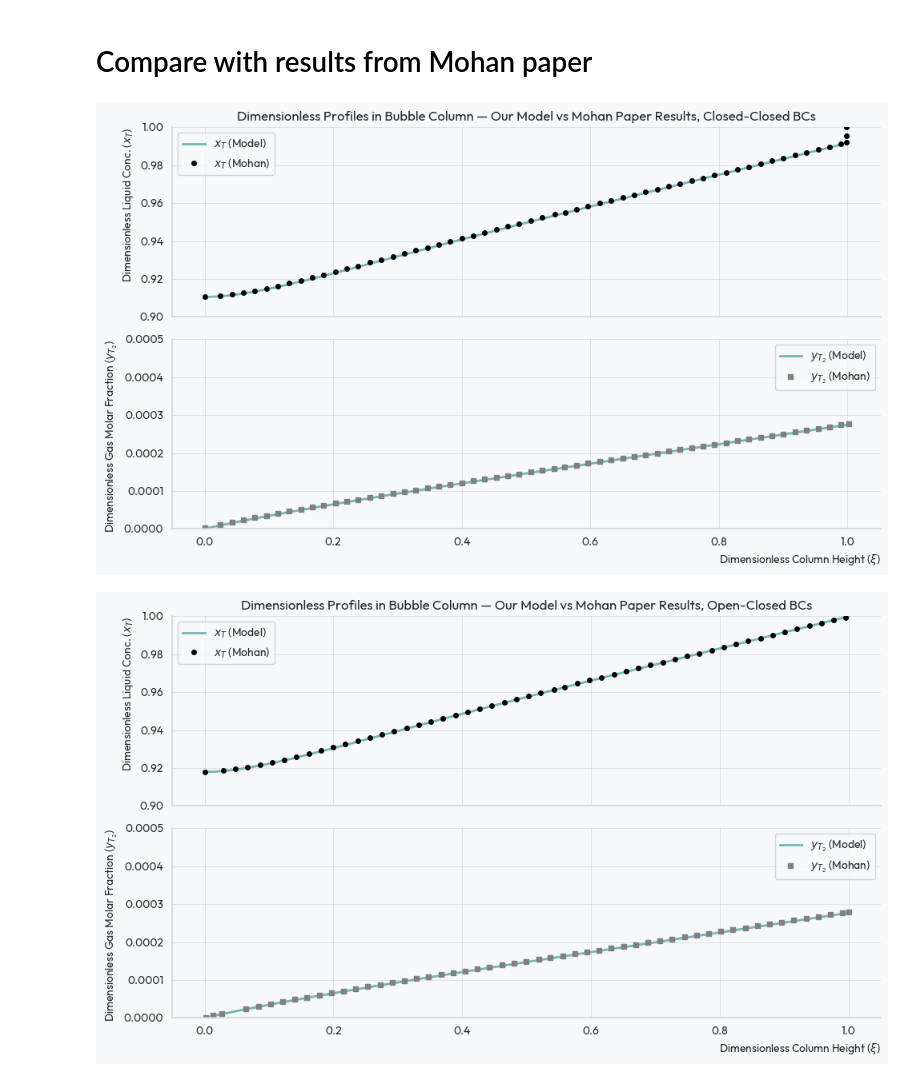
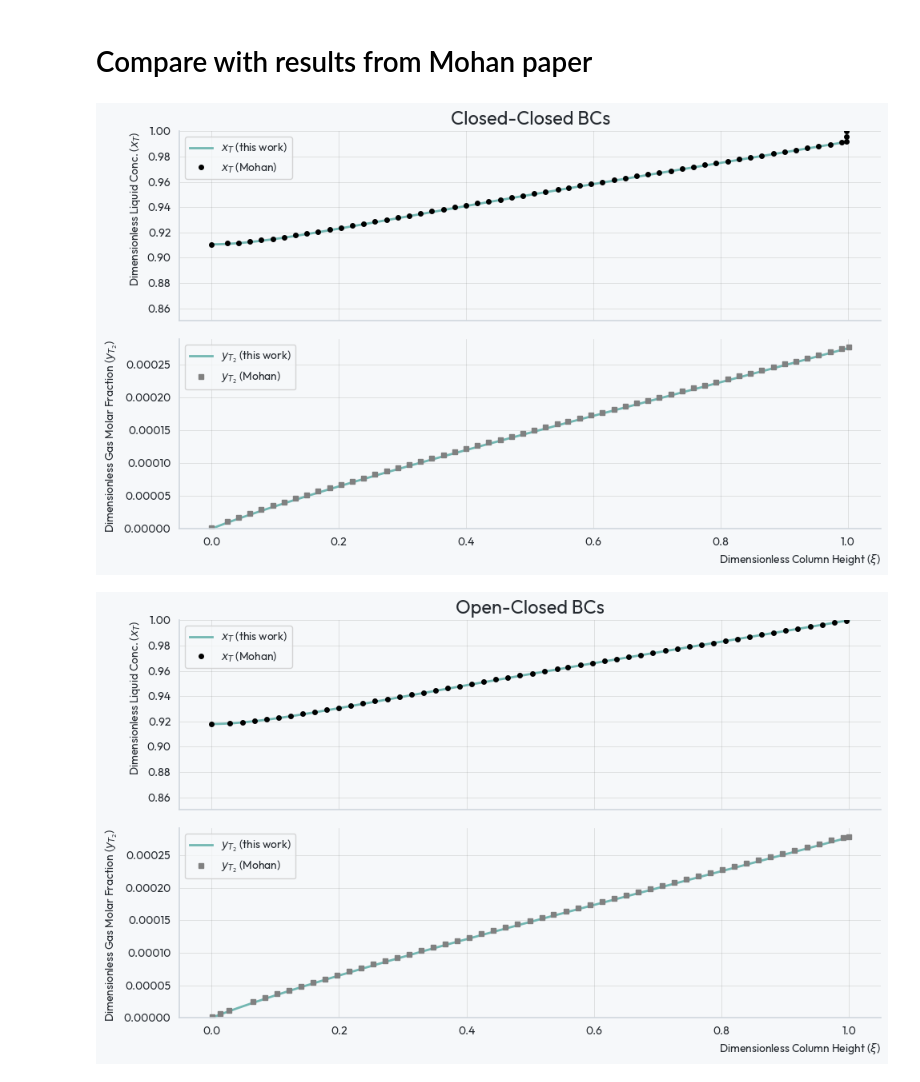
Before and after one commit to rossmacdonald98/BubbleColumnGLC, a Jupyter notebook: GLC/plots.ipynb, the cells around one changed output. Drawn from its saved outputs; the diff is of its cells as text; code cells hidden in the pictures.

```diff
--- a/GLC/plots.ipynb
+++ b/GLC/plots.ipynb
@@ -233,38 +233,39 @@ for BCs in ["C-C", "O-C"]:
         Mohan_yT2 = pd.read_csv('Mohan_results/Mohan_CC_yT2.csv')
     elif BCs == "O-C":
         Mohan_xT = pd.read_csv('Mohan_results/Mohan_OC_xT.csv')
         Mohan_yT2 = pd.read_csv('Mohan_results/Mohan_OC_yT2.csv')
     # --- Plot comparison of our model vs Mohan paper dimensionless results ---
 
     fig1, axs = plt.subplots(figsize=(10, 6), nrows=2, sharex=True)
 
     axs[0].set_ylabel('Dimensionless Liquid Conc. ($x_T$)')
-    axs[0].plot(solution.x, solution.y[0], label='$x_T$ (Model)', lw=2)
+    axs[0].plot(solution.x, solution.y[0], label='$x_T$ (this work)', lw=2)
     axs[0].tick_params(axis='y')
-    axs[0].set_ylim(bottom=0.9, top=1)
+    axs[0].set_ylim(bottom=0.85, top=1)
 
     axs[1].set_xlabel('Dimensionless Column Height ($\\xi$)')
     axs[1].set_ylabel('Dimensionless Gas Molar Fraction ($y_{T_2}$)')
-    axs[1].plot(solution.x, solution.y[2], label='$y_{T_2}$ (Model)', lw=2)
+    axs[1].plot(solution.x, solution.y[2], label='$y_{T_2}$ (this work)', lw=2)
     axs[1].tick_params(axis='y')
-    axs[1].set_ylim(bottom=0, top=5e-4)
+    axs[1].set_ylim(bottom=0)
     # plot Mohan xT on primary axis
     axs[0].plot(Mohan_xT.iloc[:,0], Mohan_xT.iloc[:,1], label='$x_T$ (Mohan)', color='black', marker='o', ls='None', ms=4)
     # plot Mohan yT2 on secondary axis
     axs[1].plot(Mohan_yT2.iloc[:,0], Mohan_yT2.iloc[:,1], label='$y_{T_2}$ (Mohan)', color='gray', marker='s', ls='None', ms=4)
     # --- Combined legend from both axes ---
     axs[0].legend()
     axs[1].legend()
     # h1, l1 = axs[0].get_legend_handles_labels()
     # h2, l2 = axs[1].get_legend_handles_labels()
     # axs[0].legend(h1 + h2, l1 + l2, loc='best', ncol=1, framealpha=0.9)
     if BCs == "C-C":
-        axs[0].set_title('Dimensionless Profiles in Bubble Column — Our Model vs Mohan Paper Results, Closed-Closed BCs')
+        axs[0].set_title('Closed-Closed BCs', fontsize=17)
     elif BCs == "O-C":
-        axs[0].set_title('Dimensionless Profiles in Bubble Column — Our Model vs Mohan Paper Results, Open-Closed BCs')
+        axs[0].set_title('Open-Closed BCs', fontsize=17)
 
     fig1.tight_layout()
+    plt.savefig(f"arc_mohan_comparison_{BCs}.pdf")
     plt.show()
 # %% [output]
-[figure, old version]
+[figure, new version]
-[figure, old version]
+[figure, new version]
```
